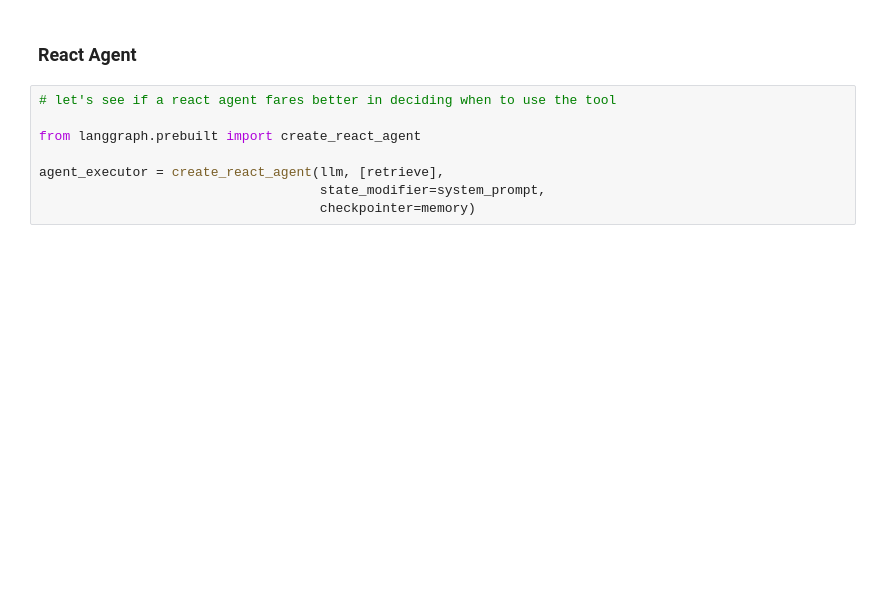
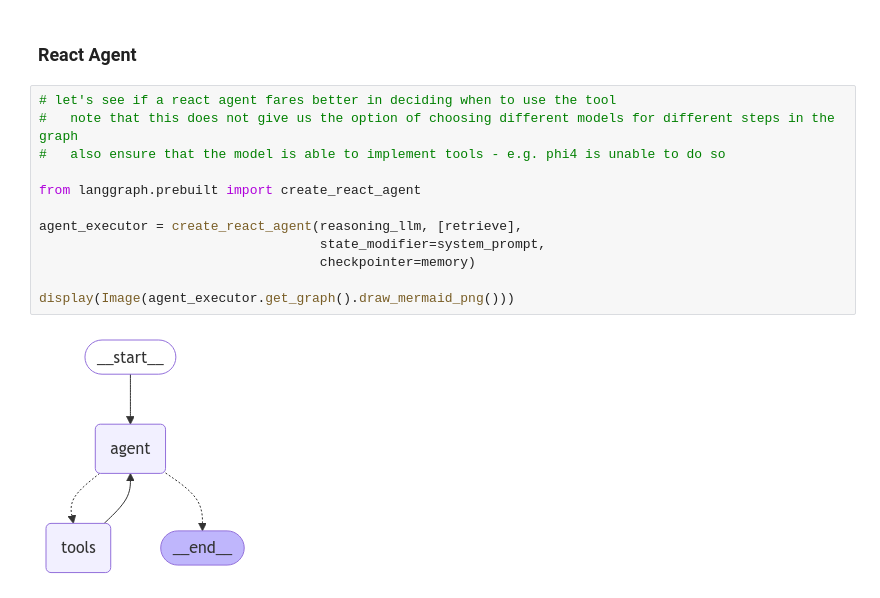
Before and after one commit to TimBMK/lit_helper, a Jupyter notebook: conv_agent_tests.ipynb, the cells around one changed output. Saved outputs shown, nothing was run; the diff lists cells and outputs as text; blank space fills up the shorter version.

```diff
--- a/conv_agent_tests.ipynb
+++ b/conv_agent_tests.ipynb
@@ -283,12 +282,18 @@ It's possible that contestation plays a crucial role in shaping the Public Arena
 ### React Agent
 # %%
 # let's see if a react agent fares better in deciding when to use the tool
+#   note that this does not give us the option of choosing different models for different steps in the graph
+#   also ensure that the model is able to implement tools - e.g. phi4 is unable to do so
 
 from langgraph.prebuilt import create_react_agent
 
-agent_executor = create_react_agent(llm, [retrieve],
+agent_executor = create_react_agent(reasoning_llm, [retrieve],
                                     state_modifier=system_prompt,
                                     checkpointer=memory)
+
+display(Image(agent_executor.get_graph().draw_mermaid_png()))
+# %% [output]
+[figure, added]
 # %%
 config = {"configurable": {"thread_id": "test_2"}}
 
```
Also changed, not shown: parts of 17 cells of this notebook.
